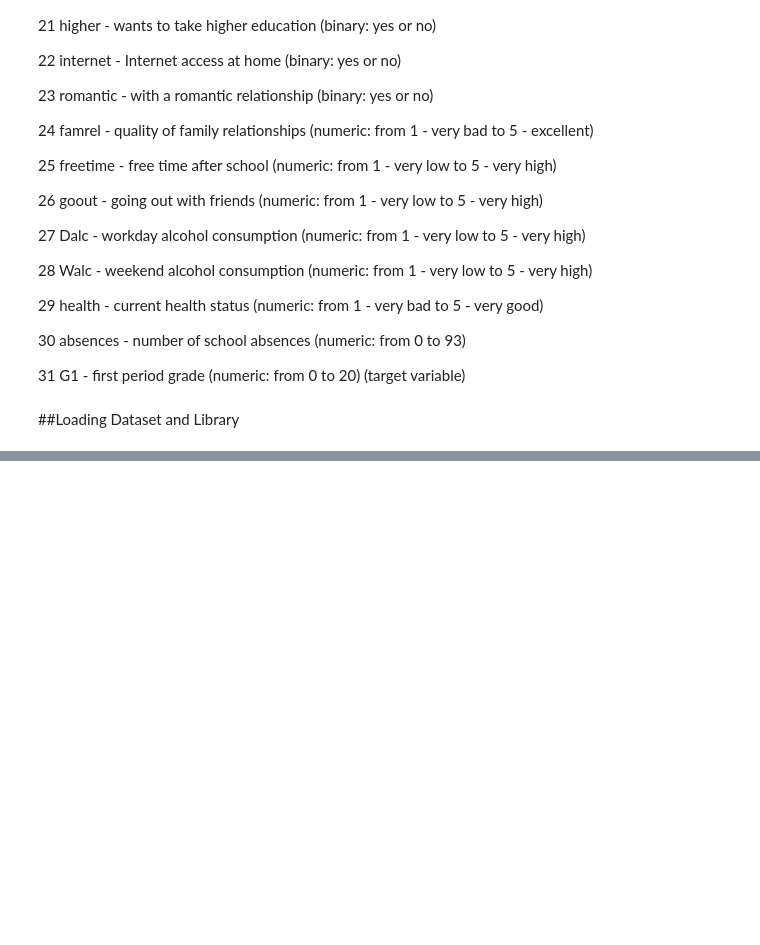
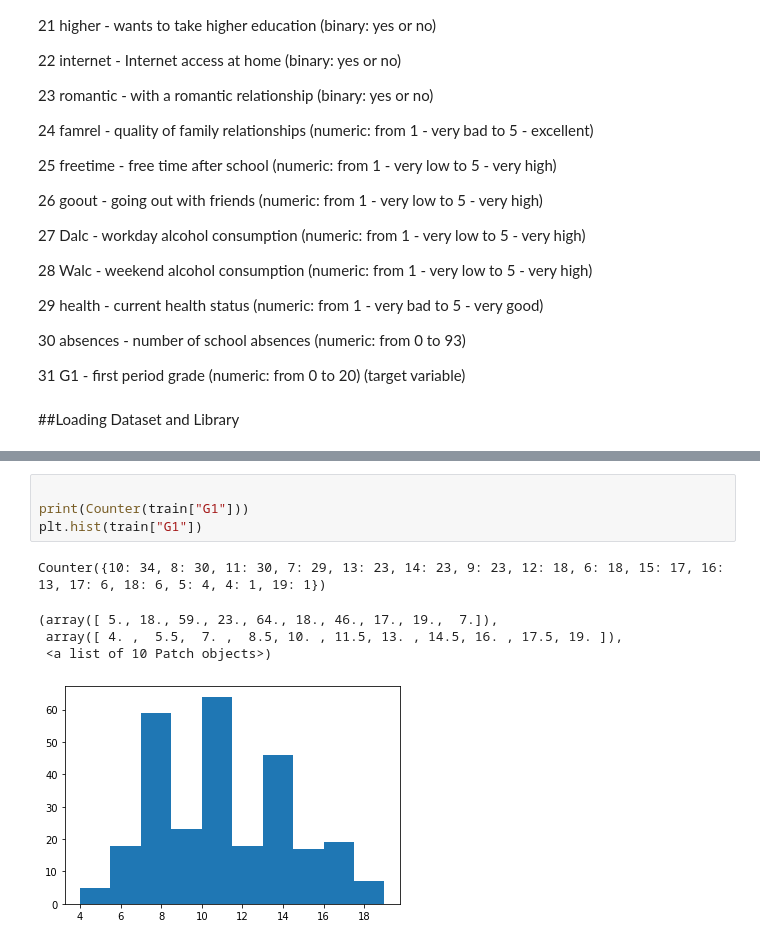
Before and after one commit to hhtnghia321/AdvM---SVM-assignment---Student-Math-Performance, a Jupyter notebook: SVM_Kernel_Method_Assignment.ipynb, the cells around one changed output, grey strips where cells are left out. Drawn from its saved outputs; the diff is of its cells as text; blank space fills up the shorter version.

```diff
--- a/SVM_Kernel_Method_Assignment.ipynb
+++ b/SVM_Kernel_Method_Assignment.ipynb
@@ -101,0 +118,10 @@ data
+# %%
+
+print(Counter(train["G1"]))
+plt.hist(train["G1"])
+# %% [output]
+Counter({10: 34, 8: 30, 11: 30, 7: 29, 13: 23, 14: 23, 9: 23, 12: 18, 6: 18, 15: 17, 16: 13, 17: 6, 18: 6, 5: 4, 4: 1, 19: 1})
+(array([ 5., 18., 59., 23., 64., 18., 46., 17., 19.,  7.]),
+ array([ 4. ,  5.5,  7. ,  8.5, 10. , 11.5, 13. , 14.5, 16. , 17.5, 19. ]),
+ <a list of 10 Patch objects>)
+[figure, added]
```
Also changed, not shown: parts of 10 cells of this notebook.
